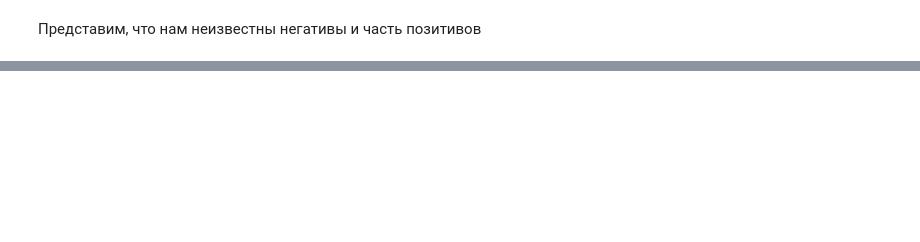
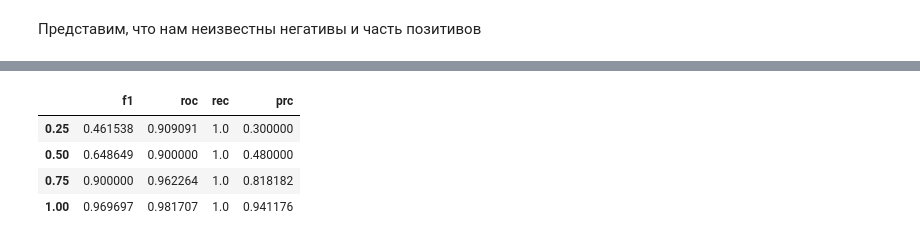
Before and after one commit to elka97/MachineLearningInBusiness, a Jupyter notebook: homework_6.ipynb, the cells around one changed output, grey strips where cells are left out. Saved outputs shown, nothing was run; the diff lists cells and outputs as text; code cells hidden in the pictures; blank space fills up the shorter version.

```diff
--- a/homework_6.ipynb
+++ b/homework_6.ipynb
@@ -125,7 +112,5 @@ x_train.shape, x_test.shape, y_train.shape, y_test.shape
 # %%
-import xgboost as xgb
-
-model = xgb.XGBClassifier()
+model = model = xgb.XGBClassifier(random_state=22)
 
 model.fit(x_train, y_train)
 y_predict = model.predict(x_test)
@@ -210,7 +127,0 @@ y_positive = mod_data.iloc[:,-2].values # original class
-# %%
-mod_data = mod_data.sample(frac=1)
-neg_sample = mod_data[mod_data['class_test']==-1][:len(mod_data[mod_data['class_test']==1])]
-sample_test = mod_data[mod_data['class_test']==-1][len(mod_data[mod_data['class_test']==1]):]
-pos_sample = mod_data[mod_data['class_test']==1]
-print(neg_sample.shape, pos_sample.shape)
-sample_train = pd.concat([neg_sample, pos_sample]).sample(frac=1)
@@ -219,7 +127,0 @@ sample_train = pd.concat([neg_sample, pos_sample]).sample(frac=1)
-# %%
-model = xgb.XGBClassifier()
-
-model.fit(sample_train.iloc[:,:-2].values,
-          sample_train.iloc[:,-2].values)
-y_predict = model.predict(sample_test.iloc[:,:-2].values)
-evaluate_results(sample_test.iloc[:,-2].values, y_predict)
@@ -247,0 +162,15 @@ precision: 94.08%
+# %%
+fractions_of_p = [0.25, 0.5, 0.75, 1]
+results_rows = []
+results_idx = []
+
+for pp in fractions_of_p:
+  sample_X_train, sample_y_train, sample_test = create_PU_set(data, CLASS_BINARY, CLASS_PU, p=pp)
+
+  model = xgb.XGBClassifier(random_state=22)
+  model.fit(sample_X_train, sample_y_train)
+  sample_y_predict = model.predict(sample_test.drop(columns=[CLASS_BINARY, CLASS_PU]))
+  f1, roc, rec, prc = evaluate_results(sample_test[CLASS_PU], sample_y_predict)
+  results_rows.append([f1, roc, rec, prc])
+  results_idx.append(pp)
+  print("---------------------------------------------------")
@@ -247,0 +195,9 @@ precision: 94.08%
+# %%
+results = pd.DataFrame(data=results_rows, columns=["f1", "roc", "rec", "prc"], index=results_idx)
+results
+# %% [output]
+|  | f1 | roc | rec | prc |
+| 0.25 | 0.461538 | 0.909091 | 1.0 | 0.300000 |
+| 0.50 | 0.648649 | 0.900000 | 1.0 | 0.480000 |
+| 0.75 | 0.900000 | 0.962264 | 1.0 | 0.818182 |
+| 1.00 | 0.969697 | 0.981707 | 1.0 | 0.941176 |
```
Also changed, not shown: parts of 43 cells of this notebook.
